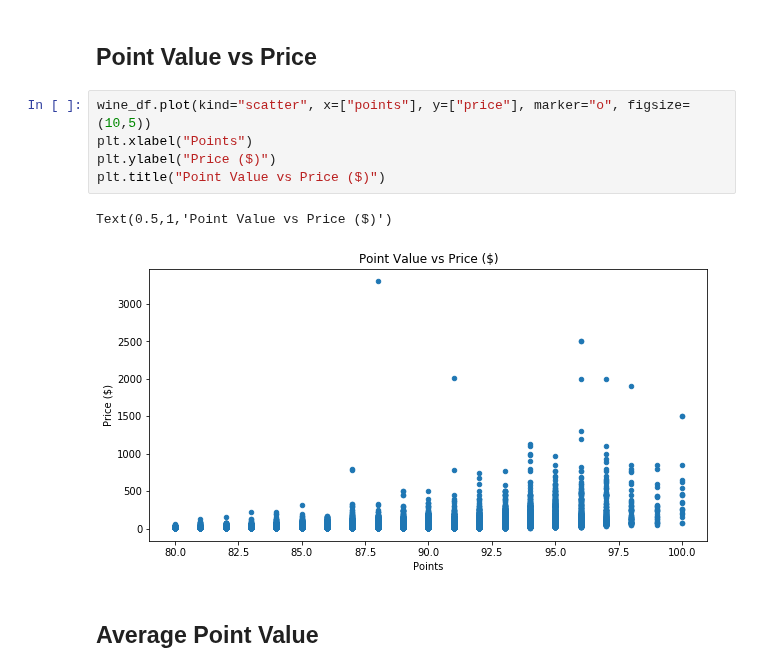
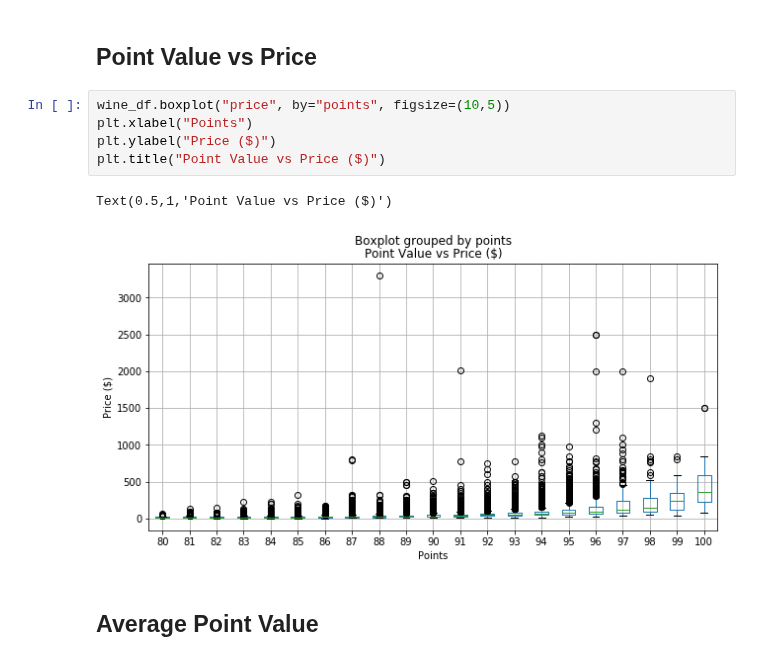
Before and after one commit to madengr00/PourTaste, a Jupyter notebook: Basic DataSet Information.ipynb, the cells around one changed output. Cells and saved outputs as stored; diff of their text form.

```diff
--- a/Basic DataSet Information.ipynb
+++ b/Basic DataSet Information.ipynb
@@ -39,13 +39,13 @@ Our dataset represents 42 countries, 422 provinces, and 15855 wineries.
 # %% [markdown]
 ## Point Value vs Price
 # %%
-wine_df.plot(kind="scatter", x=["points"], y=["price"], marker="o", figsize=(10,5))
+wine_df.boxplot("price", by="points", figsize=(10,5))
 plt.xlabel("Points")
 plt.ylabel("Price ($)")
 plt.title("Point Value vs Price ($)")
 # %% [output]
 Text(0.5,1,'Point Value vs Price ($)')
-[figure, old version]
+[figure, new version]
 # %% [markdown]
 ## Average Point Value
 # %%
```
Also changed, not shown: parts of 1 cell of this notebook.
